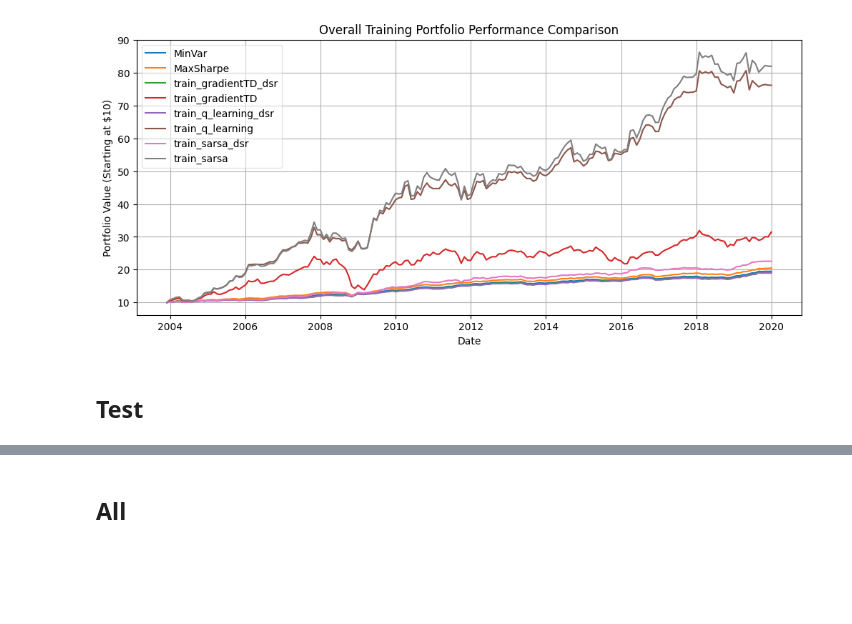
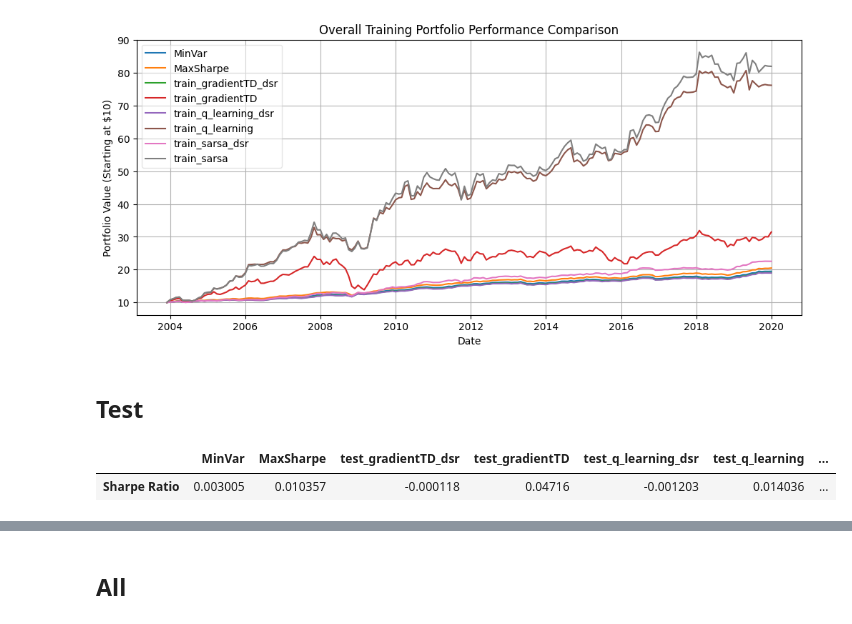
Before and after one commit to IanAndersenNg/porto-allocation-rl, a Jupyter notebook: tradfi.ipynb, the cells around one changed output, grey strips where cells are left out. Cells and saved outputs as stored; diff of their text form; code cells hidden in the pictures; blank space fills up the shorter version.

```diff
--- a/tradfi.ipynb
+++ b/tradfi.ipynb
@@ -456,4 +494,19 @@ plt.show()
 [figure]
 # %% [markdown]
 ## Test
+# %%
+# sharpe ratio
+sr_test = pd.DataFrame()
+sr_test['MinVar'] = [compute_sharpe_ratio(test_df_returns, min_var_train_weights)]
+sr_test['MaxSharpe'] = [compute_sharpe_ratio(test_df_returns, max_sharpe_train_weights)]
+
+for name, df in dataframes_test.items():
+    sr_test[name] = compute_sharpe_ratio(
+        test_df_returns, df)
+
+sr_test.index = ['Sharpe Ratio']
+sr_test
+# %% [output]
+|  | MinVar | MaxSharpe | test_gradientTD_dsr | test_gradientTD | test_q_learning_dsr | test_q_learning | ... |
+| Sharpe Ratio | 0.003005 | 0.010357 | -0.000118 | 0.04716 | -0.001203 | 0.014036 | ... |
 # %%
```
Also changed, not shown: parts of 10 cells of this notebook, 6 other files.
